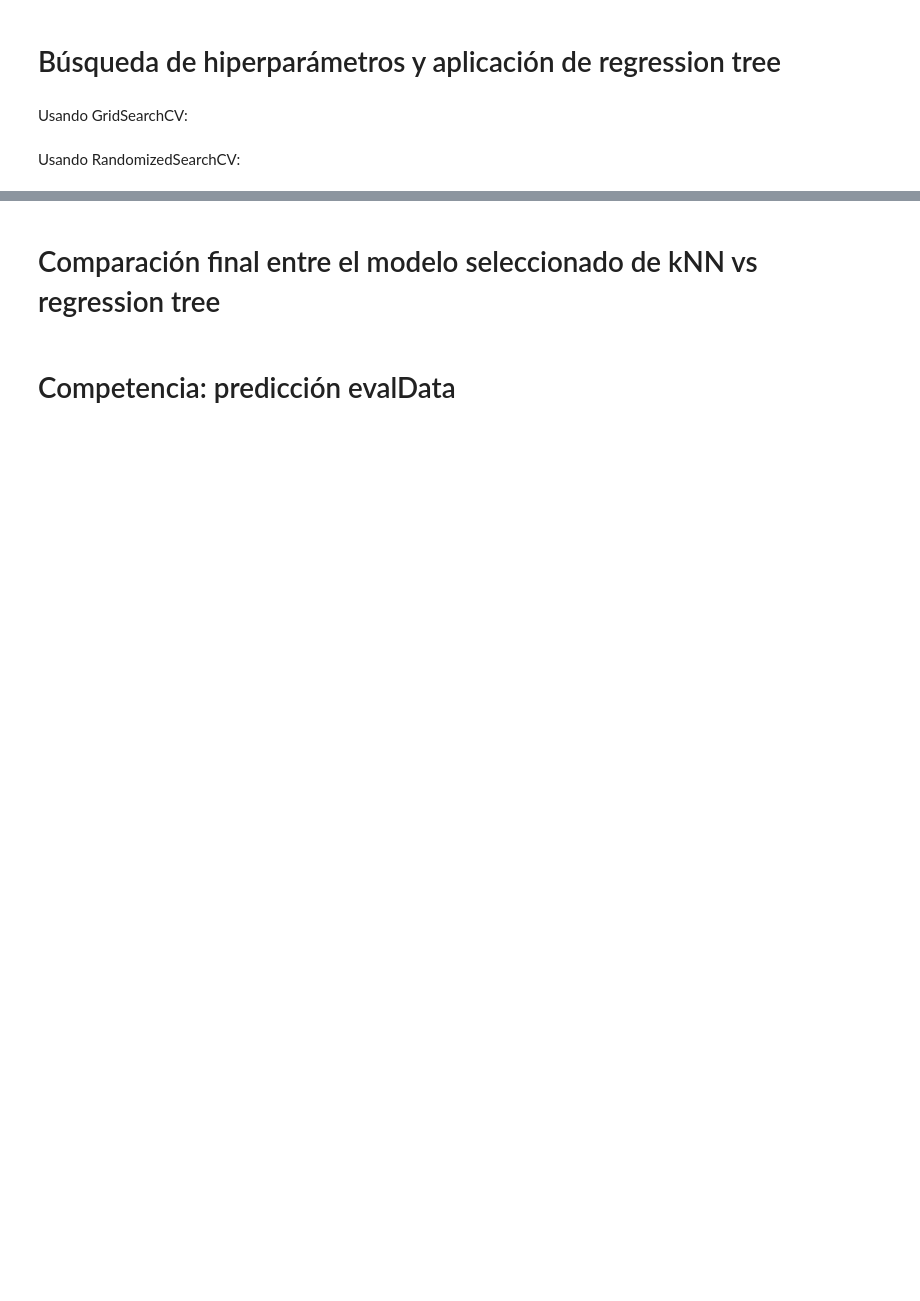
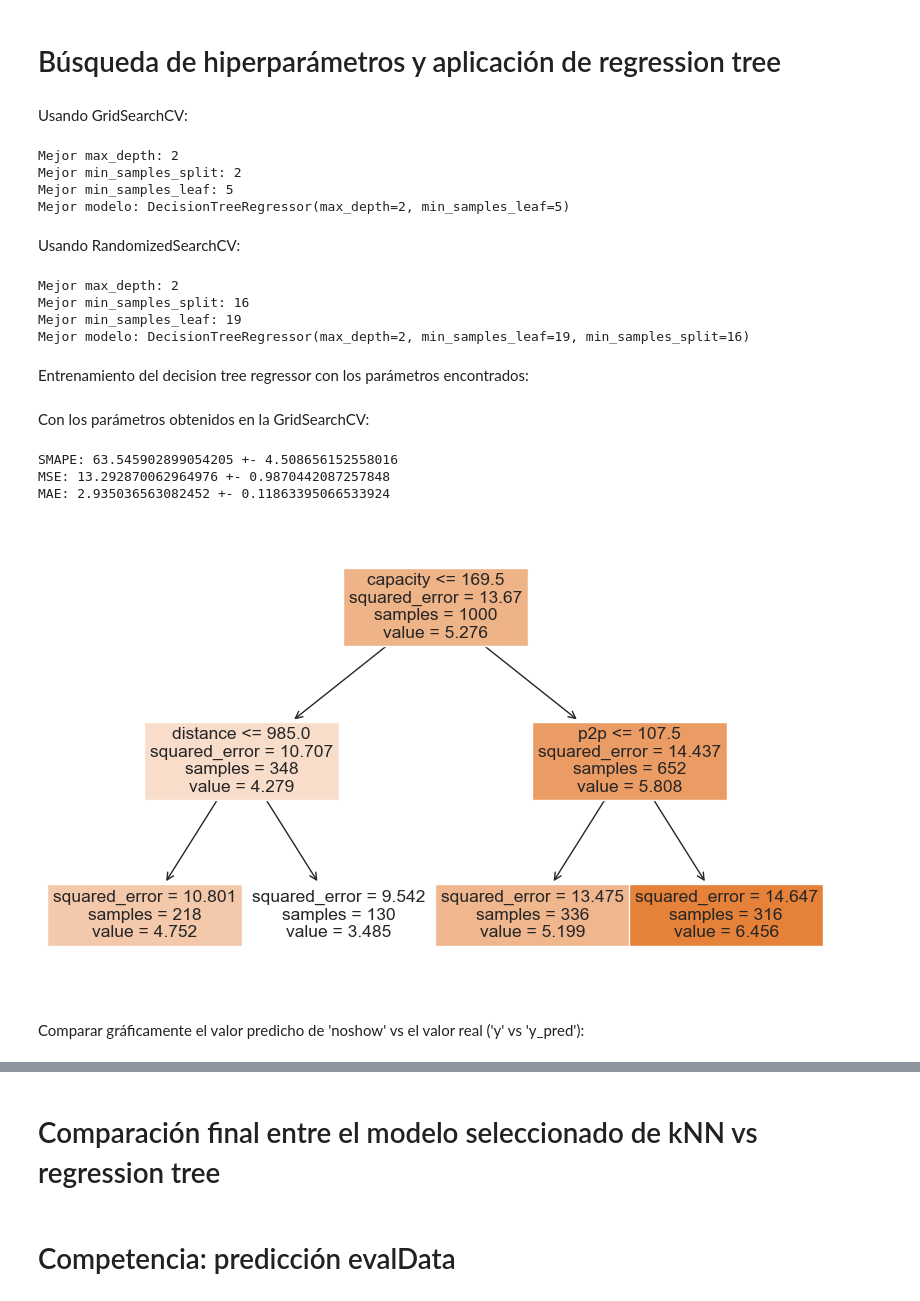
Before and after one commit to anitalittle/tarea2, a Jupyter notebook: tarea2.ipynb, the cells around one changed output, grey strips where cells are left out. Cells and saved outputs as stored; diff of their text form; code cells hidden in the pictures; blank space fills up the shorter version.

```diff
--- a/tarea2.ipynb
+++ b/tarea2.ipynb
@@ -711,7 +786,7 @@ param_grid_tree = {
 }
 
 # Búsqueda de hiperparámetros
-grid_search_tree = GridSearchCV(estimator=tree_reg, param_grid=param_grid_tree, cv=5, scoring=make_scorer(smape, greater_is_better=False), cv=5)
+grid_search_tree = GridSearchCV(estimator=tree_reg, param_grid=param_grid_tree, cv=5, scoring=make_scorer(smape, greater_is_better=False))
 grid_search_tree.fit(X, y)
 
 # Mejores hiperparámetros y modelo
@@ -730,6 +805,11 @@ print("Mejor min_samples_leaf:", best_min_samples_leaf)
 #print("Mejor criterion:", best_criterion)
 #print("Mejor splitter:", best_splitter)
 print("Mejor modelo:", best_tree_reg)
+# %% [output]
+Mejor max_depth: 2
+Mejor min_samples_split: 2
+Mejor min_samples_leaf: 5
+Mejor modelo: DecisionTreeRegressor(max_depth=2, min_samples_leaf=5)
 # %% [markdown]
 Usando RandomizedSearchCV:
 # %%
@@ -748,7 +828,7 @@ param_dist_tree_random = {
 }
 
 # Búsqueda de hiperparámetros con RandomizedSearchCV
-n_iter_tree = 100
+n_iter_tree = 500
 random_search_tree = RandomizedSearchCV(estimator=tree_reg_random, param_distributions=param_dist_tree_random, cv=5, scoring=make_scorer(smape, greater_is_better=False), n_iter=n_iter_tree, random_state=42)
 random_search_tree.fit(X, y)
 
@@ -762,3 +842,66 @@ print("Mejor max_depth:", best_max_depth_random)
 print("Mejor min_samples_split:", best_min_samples_split_random)
 print("Mejor min_samples_leaf:", best_min_samples_leaf_random)
 print("Mejor modelo:", best_tree_reg_random)
+# %% [output]
+Mejor max_depth: 2
+Mejor min_samples_split: 16
+Mejor min_samples_leaf: 19
+Mejor modelo: DecisionTreeRegressor(max_depth=2, min_samples_leaf=19, min_samples_split=16)
+# %% [markdown]
+Entrenamiento del decision tree regressor con los parámetros encontrados:
+# %% [markdown]
+Con los parámetros obtenidos en la GridSearchCV:
+# %%
+from sklearn.tree import DecisionTreeRegressor
+from sklearn.model_selection import cross_val_score
+import numpy as np
+
+best_tree_reg = DecisionTreeRegressor(
+    max_depth=best_max_depth,
+    min_samples_split=best_min_samples_split,
+    min_samples_leaf=best_min_samples_leaf,
+    random_state=42
+)
+
+# Calcular SMAPE con cross validation
+scores_best_tree_reg = cross_val_score(best_tree_reg, X, y, cv=10, scoring=make_scorer(smape, greater_is_better=False))
+
+# print("Puntajes SMAPE en cada iteración de cross-validation:")
+# print(-scores_best_tree_reg)
+
+# Media y desviación estándar de los puntajes
+mean_score = scores_best_tree_reg.mean()
+std_score = scores_best_tree_reg.std()
+
+print('SMAPE:', -mean_score,'+-',std_score)
+
+from sklearn.metrics import mean_squared_error, mean_absolute_error
+
+# Cross-validation y para obtener los puntajes MSE y MAE
+mse_scores = -cross_val_score(best_tree_reg, X, y, cv=10, scoring='neg_mean_squared_error')
+mae_scores = -cross_val_score(best_tree_reg, X, y, cv=10, scoring='neg_mean_absolute_error')
+
+mean_mse = mse_scores.mean()
+std_mse = mse_scores.std()
+mean_mae = mae_scores.mean()
+std_mae = mae_scores.std()
+
+print("MSE:", mean_mse,'+-',std_mse)
+print("MAE:", mean_mae,'+-',std_mae)
+# %% [output]
+SMAPE: 63.545902899054205 +- 4.508656152558016
+MSE: 13.292870062964976 +- 0.9870442087257848
+MAE: 2.935036563082452 +- 0.11863395066533924
+# %%
+from sklearn.tree import plot_tree
+import matplotlib.pyplot as plt
+
+best_tree_reg.fit(X, y)
+
+plt.figure(figsize=(10, 6))
+plot_tree(best_tree_reg, filled=True, feature_names=X.columns, class_names=True)
+plt.show()
+# %% [output]
+[figure, added]
+# %% [markdown]
+Comparar gráficamente el valor predicho de 'noshow' vs el valor real ('y' vs 'y_pred'):
```
Also changed, not shown: parts of 9 cells of this notebook.
